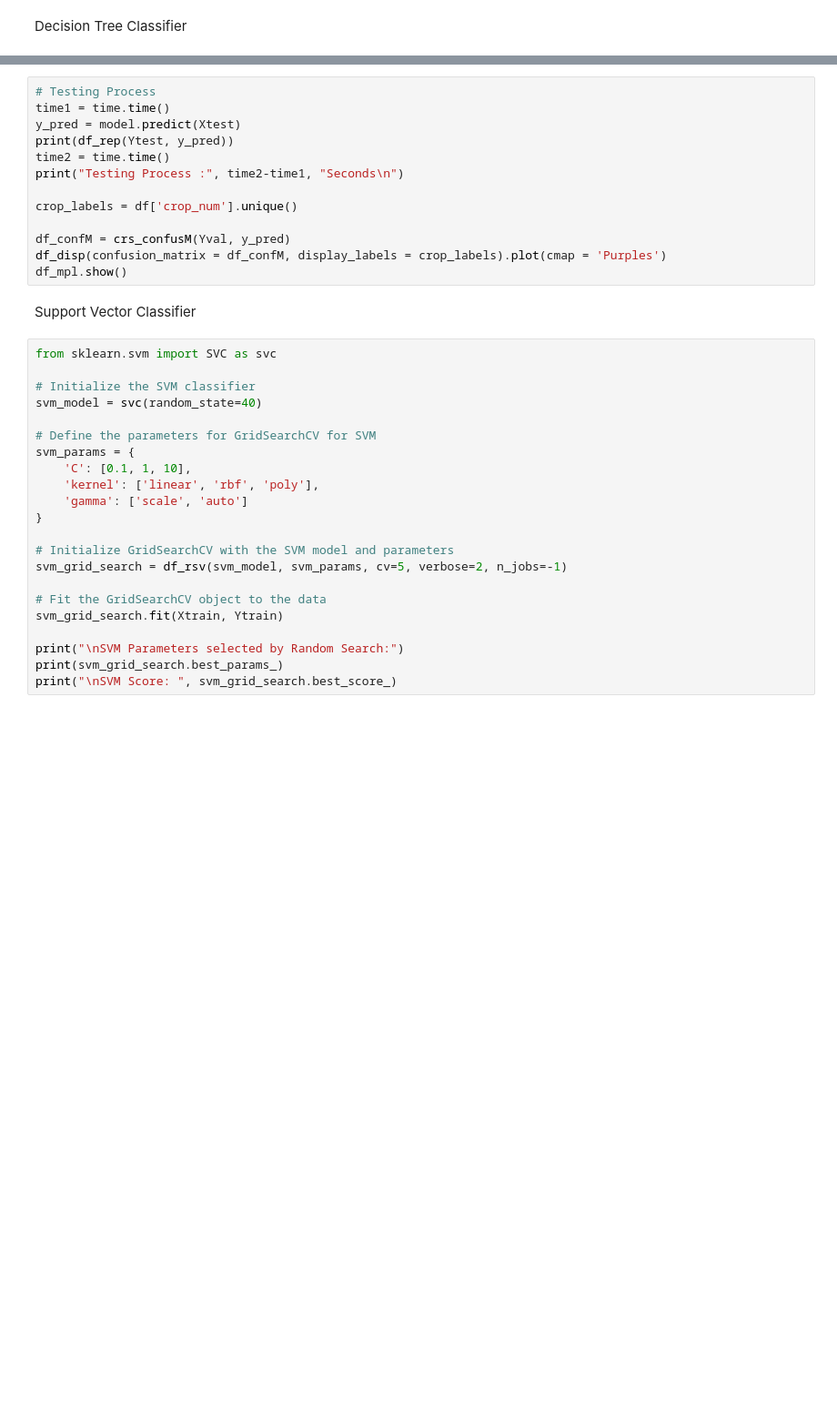
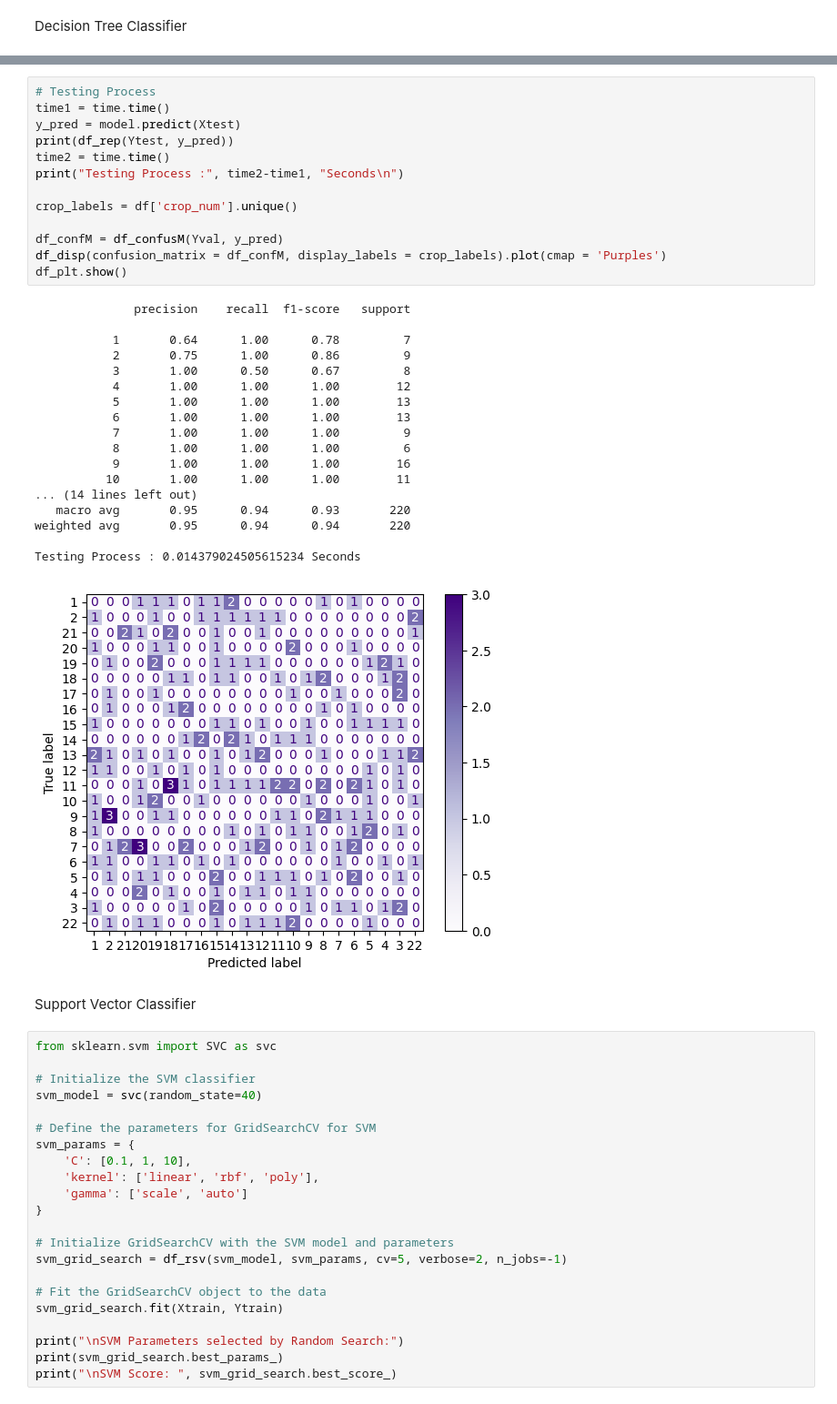
Before and after one commit to siyaboban/Crop-recommendation, a Jupyter notebook: Crop__recommendation_code_Final.ipynb, the cells around one changed output, grey strips where cells are left out. Shown at 91% size. Cells and saved outputs as stored; diff of their text form; blank space fills up the shorter version.

```diff
--- a/Crop__recommendation_code_Final.ipynb
+++ b/Crop__recommendation_code_Final.ipynb
@@ -353,16 +417,35 @@ df_mpl.show()
 # %%
 # Testing Process
 time1 = time.time()
 y_pred = model.predict(Xtest)
 print(df_rep(Ytest, y_pred))
 time2 = time.time()
 print("Testing Process :", time2-time1, "Seconds\n")
 
 crop_labels = df['crop_num'].unique()
 
-df_confM = crs_confusM(Yval, y_pred)
+df_confM = df_confusM(Yval, y_pred)
 df_disp(confusion_matrix = df_confM, display_labels = crop_labels).plot(cmap = 'Purples')
-df_mpl.show()
+df_plt.show()
+# %% [output]
+              precision    recall  f1-score   support
+
+           1       0.64      1.00      0.78         7
+           2       0.75      1.00      0.86         9
+           3       1.00      0.50      0.67         8
+           4       1.00      1.00      1.00        12
+           5       1.00      1.00      1.00        13
+           6       1.00      1.00      1.00        13
+           7       1.00      1.00      1.00         9
+           8       1.00      1.00      1.00         6
+           9       1.00      1.00      1.00        16
+          10       1.00      1.00      1.00        11
+... (14 lines left out)
+   macro avg       0.95      0.94      0.93       220
+weighted avg       0.95      0.94      0.94       220
+
+Testing Process : 0.014379024505615234 Seconds
+[figure, added]
 # %% [markdown]
 Support Vector Classifier
 # %%
```
Also changed, not shown: parts of 12 cells of this notebook.
